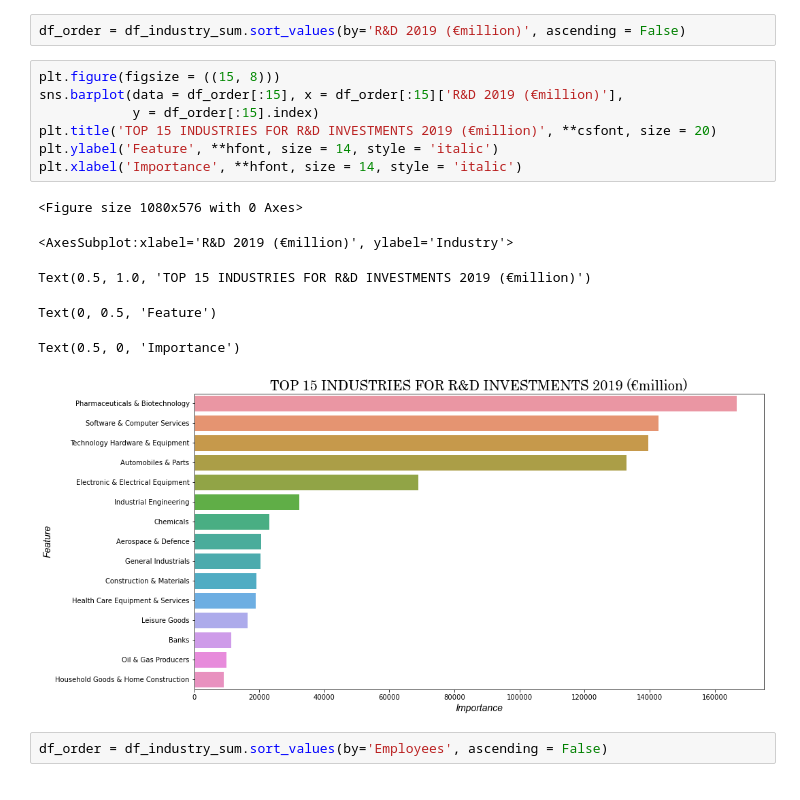
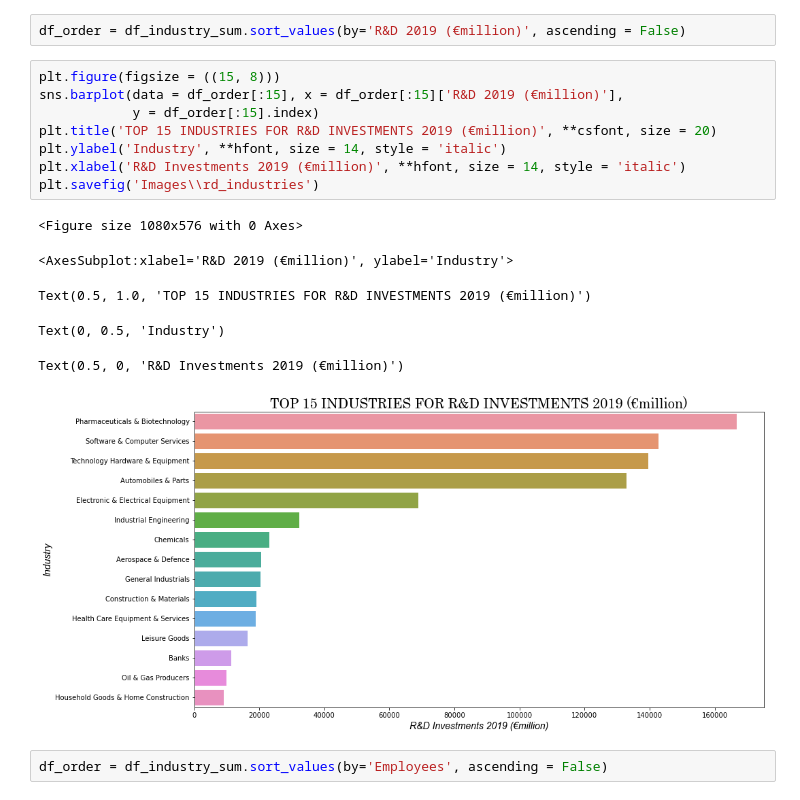
Before and after one commit to Marco-Colombi/QME-Final_Project, a Jupyter notebook: QME_Machine_Learning.ipynb, the cells around one changed output. Cells and saved outputs as stored; diff of their text form.

```diff
--- a/QME_Machine_Learning.ipynb
+++ b/QME_Machine_Learning.ipynb
@@ -628,17 +713,18 @@ df_order = df_industry_sum.sort_values(by='R&D 2019 (€million)', ascending = F
 # %%
 plt.figure(figsize = ((15, 8)))
 sns.barplot(data = df_order[:15], x = df_order[:15]['R&D 2019 (€million)'],
             y = df_order[:15].index)
 plt.title('TOP 15 INDUSTRIES FOR R&D INVESTMENTS 2019 (€million)', **csfont, size = 20)
-plt.ylabel('Feature', **hfont, size = 14, style = 'italic')
-plt.xlabel('Importance', **hfont, size = 14, style = 'italic')
+plt.ylabel('Industry', **hfont, size = 14, style = 'italic')
+plt.xlabel('R&D Investments 2019 (€million)', **hfont, size = 14, style = 'italic')
+plt.savefig('Images\\rd_industries')
 # %% [output]
 <Figure size 1080x576 with 0 Axes>
 <AxesSubplot:xlabel='R&D 2019 (€million)', ylabel='Industry'>
 Text(0.5, 1.0, 'TOP 15 INDUSTRIES FOR R&D INVESTMENTS 2019 (€million)')
-Text(0, 0.5, 'Feature')
+Text(0, 0.5, 'Industry')
-Text(0.5, 0, 'Importance')
+Text(0.5, 0, 'R&D Investments 2019 (€million)')
-[figure, old version]
+[figure, new version]
 # %%
 df_order = df_industry_sum.sort_values(by='Employees', ascending = False)
 # %%
```
Also changed, not shown: parts of 21 cells of this notebook.
